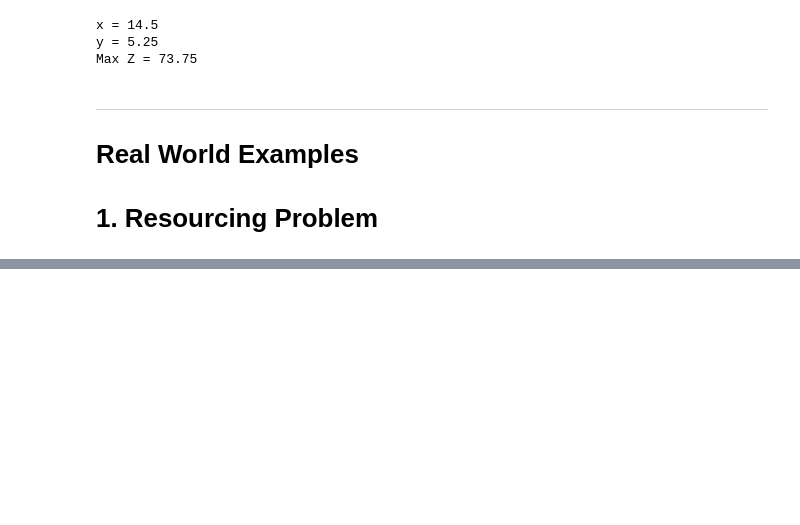
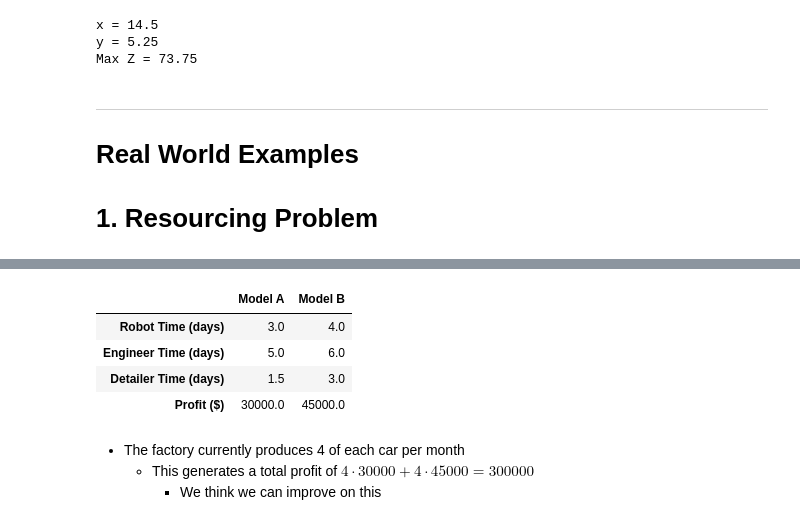
Before and after one commit to sinclam2/misc, a Jupyter notebook: Linear Programming with PuLP.ipynb, the cells around one changed output, grey strips where cells are left out. Saved outputs shown, nothing was run; the diff lists cells and outputs as text; code cells hidden in the pictures; blank space fills up the shorter version.

```diff
--- a/Linear Programming with PuLP.ipynb
+++ b/Linear Programming with PuLP.ipynb
@@ -193,0 +201,14 @@ ____
+# %%
+df = pd.DataFrame({'Model A':[3,5,1.5, 30000],'Model B':[4.0,6,3, 45000]},
+                  index = ['Robot Time (days)', 'Engineer Time (days)', 'Detailer Time (days)', 'Profit ($)'])
+df
+# %% [output]
+|  | Model A | Model B |
+| Robot Time (days) | 3.0 | 4.0 |
+| Engineer Time (days) | 5.0 | 6.0 |
+| Detailer Time (days) | 1.5 | 3.0 |
+| Profit ($) | 30000.0 | 45000.0 |
+# %% [markdown]
+- The factory currently produces 4 of each car per month
+    - This generates a total profit of $4\cdot 30000 + 4\cdot 45000 = 300000$
+        - We think we can improve on this
```
Also changed, not shown: parts of 10 cells of this notebook.
